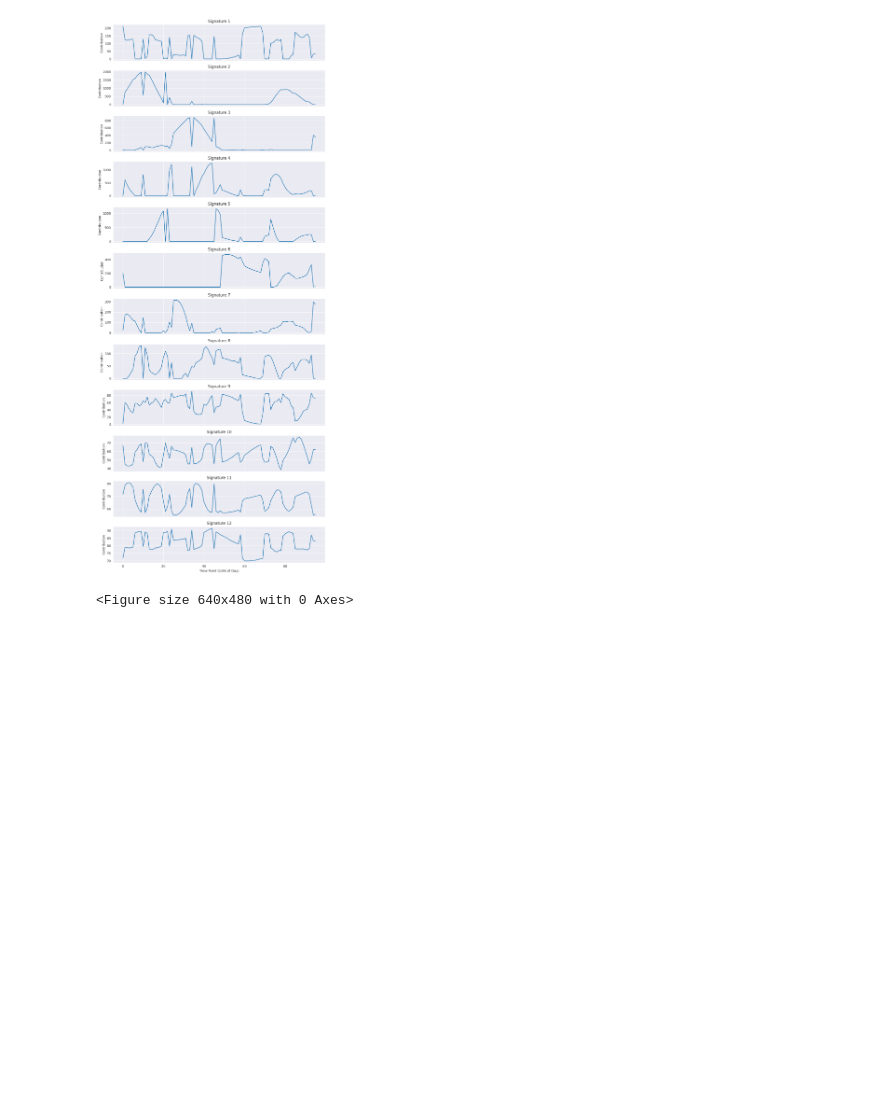
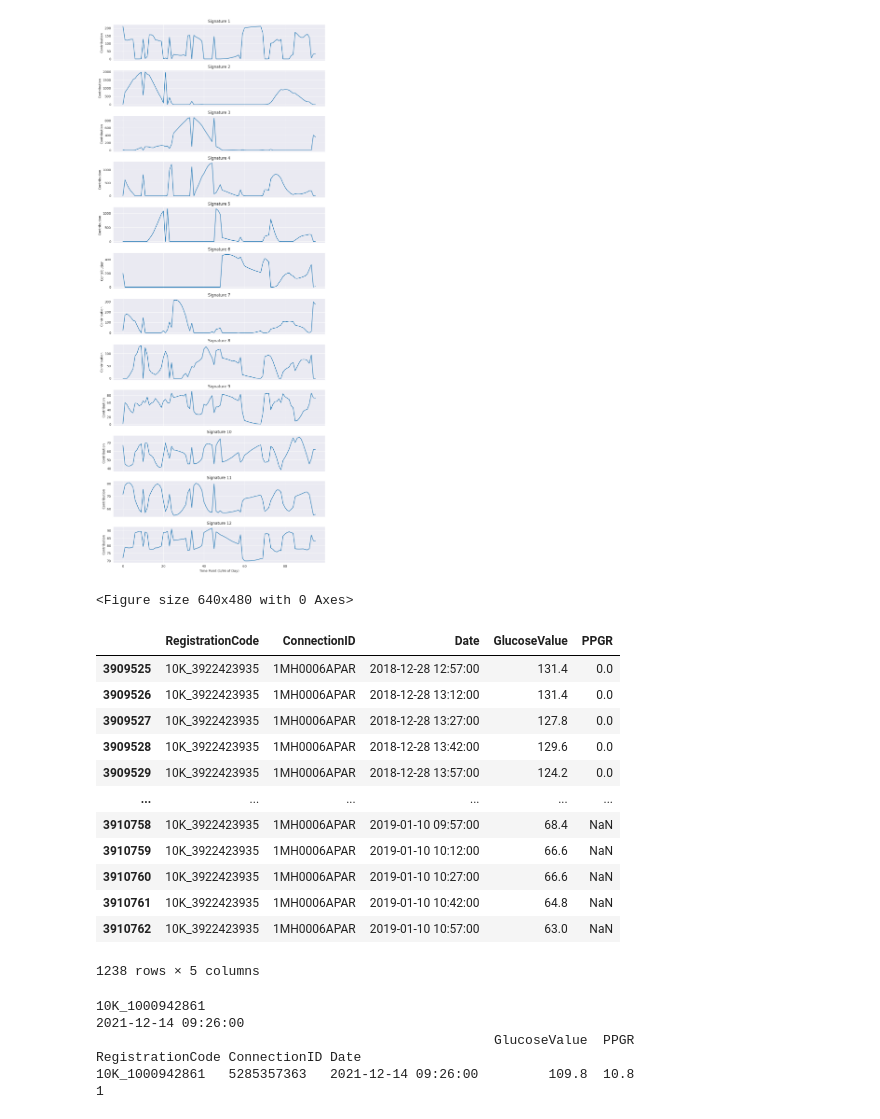
Before and after one commit to gavrielhan/MSc_Thesis, a Jupyter notebook: mk_eval_p_embeddings.ipynb, the cells around one changed output. Cells and saved outputs as stored; diff of their text form; code cells hidden in the pictures; blank space fills up the shorter version.

```diff
--- a/mk_eval_p_embeddings.ipynb
+++ b/mk_eval_p_embeddings.ipynb
@@ -946,3 +952,33 @@ plt.savefig('nmf_signatures.png')
 <Figure size 640x480 with 0 Axes>
 # %%
 np.save("nmf_cgm_signatures.npy", H)
+# %%
+df_cgm[df_cgm['RegistrationCode']=='10K_3922423935']
+# %% [output]
+|  | RegistrationCode | ConnectionID | Date | GlucoseValue | PPGR |
+| 3909525 | 10K_3922423935 | 1MH0006APAR | 2018-12-28 12:57:00 | 131.4 | 0.0 |
+| 3909526 | 10K_3922423935 | 1MH0006APAR | 2018-12-28 13:12:00 | 131.4 | 0.0 |
+| 3909527 | 10K_3922423935 | 1MH0006APAR | 2018-12-28 13:27:00 | 127.8 | 0.0 |
+| 3909528 | 10K_3922423935 | 1MH0006APAR | 2018-12-28 13:42:00 | 129.6 | 0.0 |
+| 3909529 | 10K_3922423935 | 1MH0006APAR | 2018-12-28 13:57:00 | 124.2 | 0.0 |
+| ... | ... | ... | ... | ... | ... |
+| 3910758 | 10K_3922423935 | 1MH0006APAR | 2019-01-10 09:57:00 | 68.4 | NaN |
+| 3910759 | 10K_3922423935 | 1MH0006APAR | 2019-01-10 10:12:00 | 66.6 | NaN |
+| 3910760 | 10K_3922423935 | 1MH0006APAR | 2019-01-10 10:27:00 | 66.6 | NaN |
+| 3910761 | 10K_3922423935 | 1MH0006APAR | 2019-01-10 10:42:00 | 64.8 | NaN |
+| 3910762 | 10K_3922423935 | 1MH0006APAR | 2019-01-10 10:57:00 | 63.0 | NaN |
+1238 rows × 5 columns
+# %%
+for (patient, date), daily_data in df_cgm.groupby(['RegistrationCode', 'Date']):
+    print(patient)
+    print(date)
+    print(daily_data)
+    print(len(daily_data))
+    break
+# %% [output]
+10K_1000942861
+2021-12-14 09:26:00
+                                                   GlucoseValue  PPGR
+RegistrationCode ConnectionID Date
+10K_1000942861   5285357363   2021-12-14 09:26:00         109.8  10.8
+1
```
Also changed, not shown: parts of 1 cell of this notebook, 1 other file.
